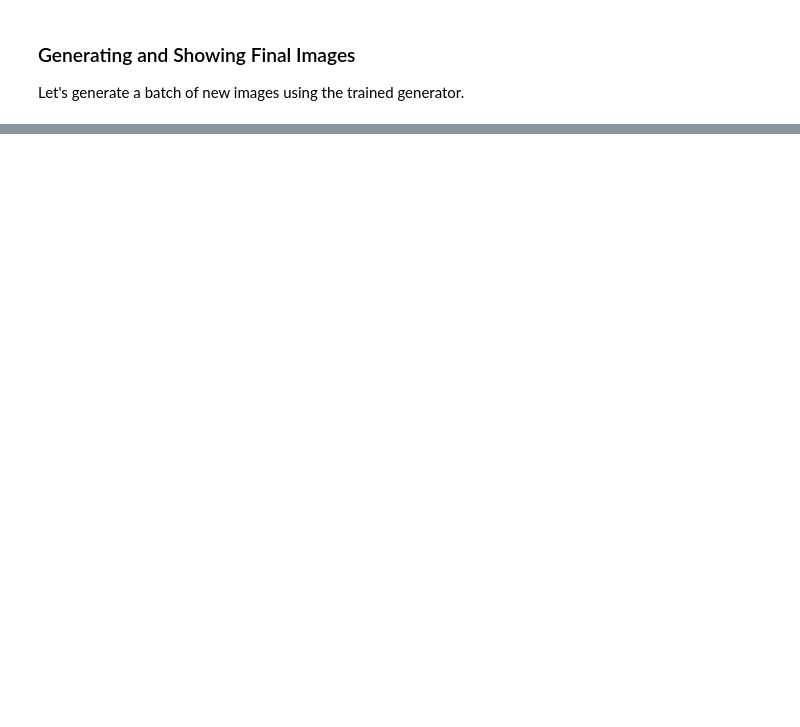
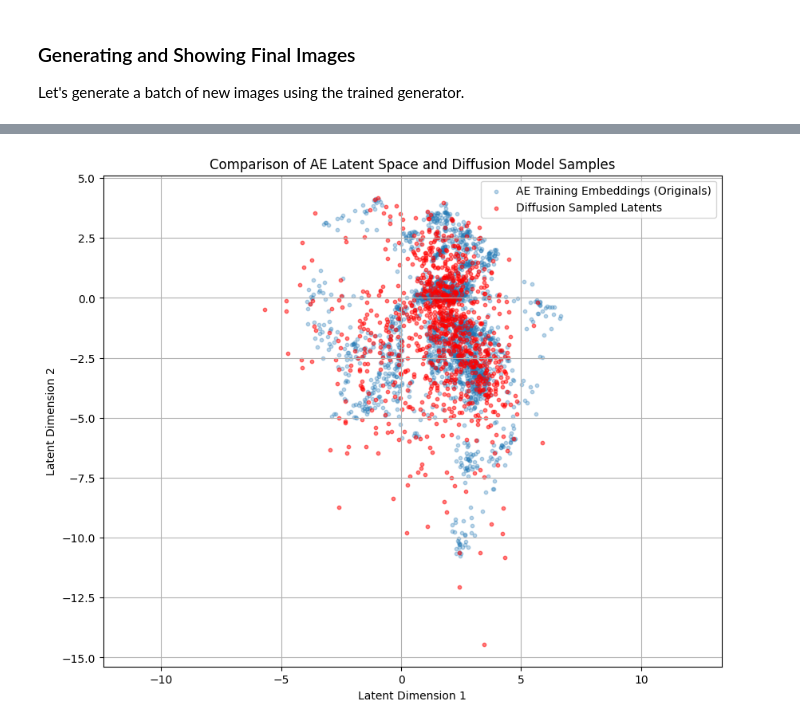
Before and after one commit to bshowell0/csc587, a Jupyter notebook: hw3/main.ipynb, the cells around one changed output, grey strips where cells are left out. Cells and saved outputs as stored; diff of their text form; code cells hidden in the pictures; blank space fills up the shorter version.

```diff
--- a/hw3/main.ipynb
+++ b/hw3/main.ipynb
@@ -313,0 +683,79 @@ Generating some final samples...
+# %%
+def sample_latents_from_diffusion(model, num_samples, latent_dim, T, alphas_param, alphas_cumprod_param, sigmas_param):
+    """Samples latent vectors from the trained diffusion model."""
+    # Start with random noise $x_T \sim N(0,I)$
+    x_t = tf.random.normal(shape=(num_samples, latent_dim))
+
+    for t_val_rev in trange(T - 1, -1, -1, desc="Diffusion Sampling"): # Iterate t from T-1 down to 0
+        t_batch_model = tf.ones((num_samples, 1), dtype=tf.int32) * t_val_rev
+
+        # Sample noise z (unless t=0)
+        z = tf.random.normal(shape=(num_samples, latent_dim)) if t_val_rev > 0 else tf.zeros((num_samples, latent_dim))
+
+        # Predict noise $\epsilon_\theta(x_t, t)$
+        eps = model.predict([x_t, t_batch_model], verbose=0)
+
+        # Get constants for this timestep t
+        alpha_t = alphas_param[t_val_rev]
+        alpha_t_bar = alphas_cumprod_param[t_val_rev]
+        sigma_t = sigmas_param[t_val_rev] # $\sigma_t = \sqrt{\beta_t}$ or $\sqrt{\tilde{\beta}_t}$ depending on DDPM/DDIM
+                                            # Example notebook uses $\sigma_t = \sqrt{\beta_t}$
+
+        # Reshape for broadcasting if necessary (not needed here as all are scalars for 2D)
+
+        # DDPM sampling step formula:
+        # $x_{t-1} = \frac{1}{\sqrt{\alpha_t}} (x_t - \frac{1-\alpha_t}{\sqrt{1-\bar{\alpha}_t}} \epsilon_\theta(x_t,t)) + \sigma_t z$
+        term1_coeff = 1.0 / np.sqrt(alpha_t)
+        term2_coeff = (1.0 - alpha_t) / np.sqrt(1.0 - alpha_t_bar)
+
+        x_t_minus_1 = term1_coeff * (x_t - term2_coeff * eps) + sigma_t * z
+        x_t = x_t_minus_1
+
+    return x_t.numpy() # Final $x_0$ samples
+
+# Sample 1000 latent vectors
+num_eval_samples_diffusion = 1000
+print(f"\nSampling {num_eval_samples_diffusion} latent vectors using the trained diffusion model...")
+sampled_latents_diffusion = sample_latents_from_diffusion(
+    diffusion_model_mlp,
+    num_eval_samples_diffusion,
+    latent_dim_for_diffusion,
+    T_diffusion,
+    alphas, # Global alphas array
+    alphas_cumprod, # Global alphas_cumprod array
+    sigmas_diffusion # Global sigmas_diffusion array
+)
+print(f"Shape of sampled latents: {sampled_latents_diffusion.shape}")
+
+# Plot training embeddings and sampled points
+plt.figure(figsize=(10, 8))
+plt.scatter(latent_embeddings_train[:, 0], latent_embeddings_train[:, 1],
+            s=10, alpha=0.3, label='AE Training Embeddings (Originals)')
+plt.scatter(sampled_latents_diffusion[:, 0], sampled_latents_diffusion[:, 1],
+            s=10, alpha=0.5, color='red', label='Diffusion Sampled Latents')
+plt.title('Comparison of AE Latent Space and Diffusion Model Samples')
+plt.xlabel('Latent Dimension 1')
+plt.ylabel('Latent Dimension 2')
+plt.legend()
+plt.grid(True)
+plt.axis('equal') # Helps visualize distribution shape
+plt.show()
+
+# Decode the first 10 sampled latent vectors into images
+num_decode_display = 10
+first_10_sampled_latents = sampled_latents_diffusion[:num_decode_display]
+
+print(f"\nDecoding the first {num_decode_display} sampled latent vectors into images...")
+decoded_images_from_diffusion = decoder.predict(first_10_sampled_latents, verbose=0)
+
+plt.figure(figsize=(num_decode_display * 1.5, 3)) # Adjusted for 10 images
+for i in range(num_decode_display):
+    plt.subplot(2, num_decode_display // 2, i + 1) # Assuming 2 rows
+    img_display = (decoded_images_from_diffusion[i] + 1.0) / 2.0 # De-normalize
+    plt.imshow(np.squeeze(np.clip(img_display, 0, 1)))
+    plt.title(f"Sample {i+1}")
+    plt.axis('off')
+plt.suptitle("Images Decoded from Diffusion Model Latent Samples")
+plt.tight_layout(rect=[0, 0, 1, 0.95])
+plt.show()
+# %% [output]
@@ -313,0 +764 @@ Generating some final samples...
+[figure, added]
```
Also changed, not shown: parts of 13 cells of this notebook.
